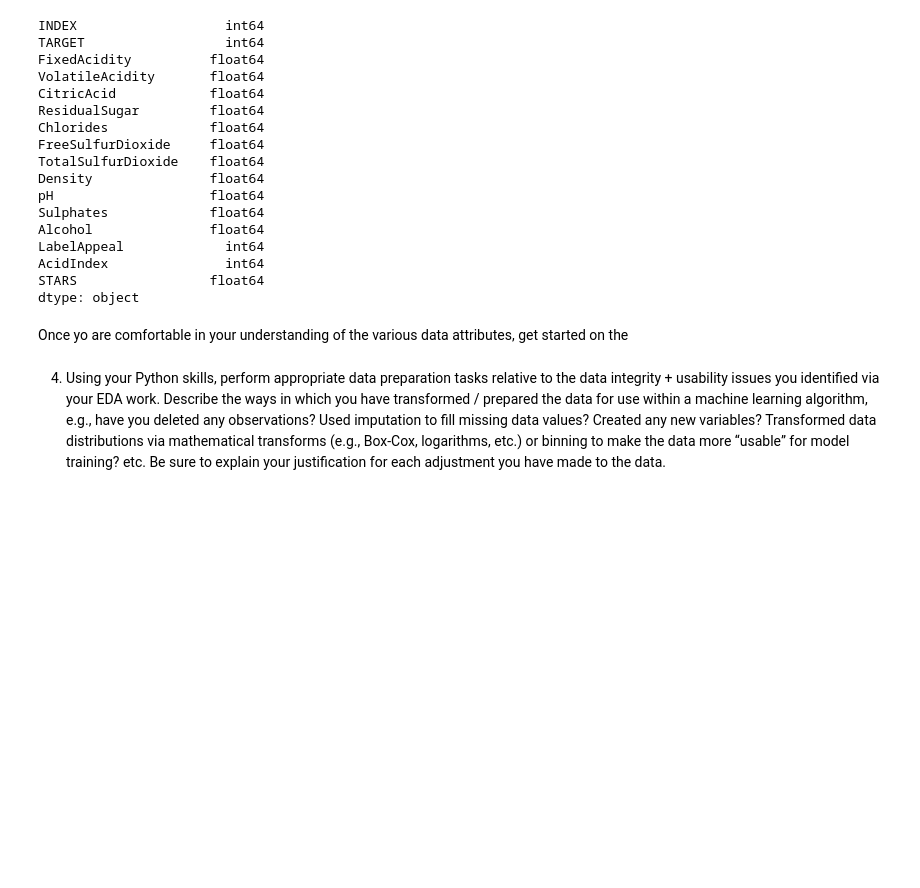
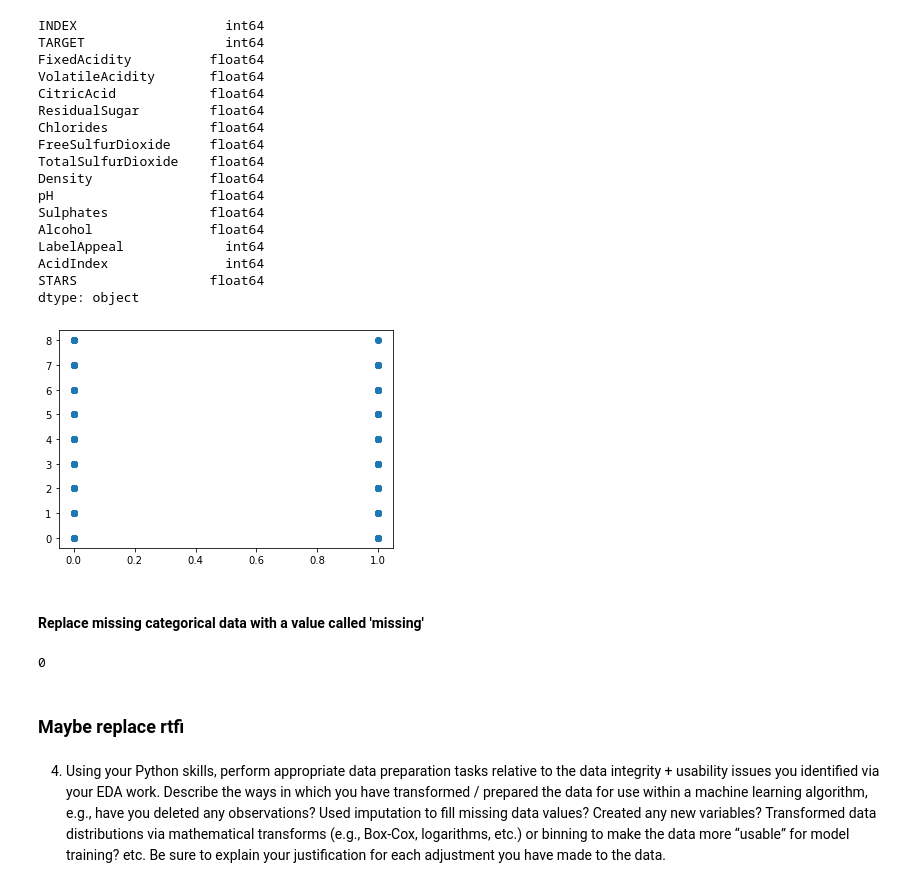
Before and after one commit to codepharmer/AI-6150, a Jupyter notebook: N_Weissman_M3_assn.ipynb, the cells around one changed output. Cells and saved outputs as stored; diff of their text form; code cells hidden in the pictures; blank space fills up the shorter version.

```diff
--- a/N_Weissman_M3_assn.ipynb
+++ b/N_Weissman_M3_assn.ipynb
@@ -137,6 +139,8 @@ STARS :  ordinal (maybe consider as nominal?)
 # %% [markdown]
 ### Which columns are missing data and how much
 # %%
-for col_name,col in wines_df.transpose().iterrows():
-    print(col_name,': ',len(col[col.isnull()]))
+# for col_name,col in wines_df.transpose().iterrows():
+#     print(col_name,': ',len(col[col.isnull()]))
+print(wines_df.isnull().sum())
+print('Total missing:        %s '% wines_df.isnull().sum().sum())
 # %% [output]
@@ -186,0 +200,15 @@ Name: CitricAcid, Length: 12795, dtype: float64
+# %%
+affected_cols = [
+    'ResidualSugar',
+    'Chlorides',
+    'FreeSulfurDioxide',
+    'TotalSulfurDioxide',
+    'Density',
+    'pH',
+    'Sulphates',
+    'Alcohol',
+    'STARS']
+for col in affected_cols:
+    wines_df[col+str('_NAN')] = pd.isna(wines_df[col])
+
+wines_df
@@ -210,8 +250,20 @@ LabelAppeal             int64
 AcidIndex               int64
 STARS                 float64
 dtype: object
-# %% [markdown]
-Once yo are comfortable in your understanding of the various data attributes, get started on the
+# %%
+plt.scatter(wines_df['STARS_NAN'], wines_df['TARGET'])
+plt.show()
+# %% [output]
+[figure, added]
+# %% [markdown]
+#### Replace missing categorical data with a value called 'missing'
+# %%
+wines_df['STARS'] = wines_df['STARS'].fillna('MISSING')
+len(wines_df['STARS'][wines_df['STARS'].isnull()])
+# %% [output]
+0
+# %% [markdown]
+### Maybe replace rtfi
 # %% [markdown]
 4) Using your Python skills, perform appropriate data preparation tasks relative to the data integrity + usability issues you identified via your EDA work.  Describe the ways in which you have transformed / prepared the data for use within a machine learning algorithm, e.g., have you deleted any observations? Used imputation to fill missing data values? Created any new variables? Transformed data distributions via mathematical transforms (e.g., Box-Cox, logarithms, etc.) or binning to make the data more “usable” for model training? etc. Be sure to explain your justification for each adjustment you have made to the data.
 # %% [markdown]
```
Also changed, not shown: parts of 12 cells of this notebook.
